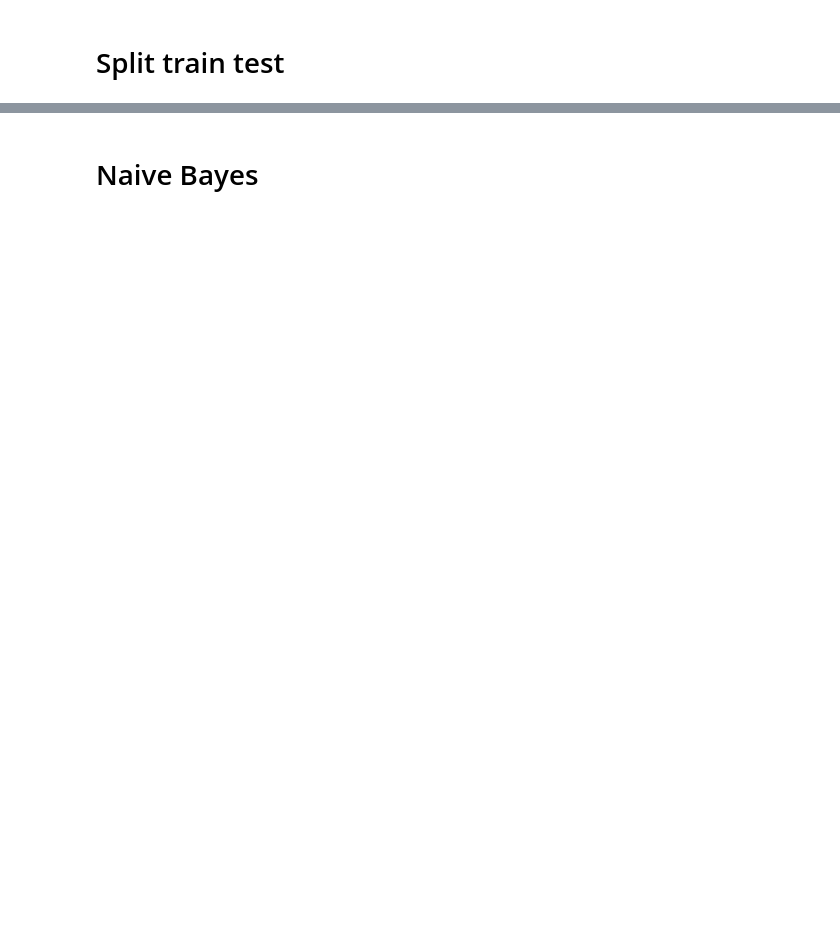
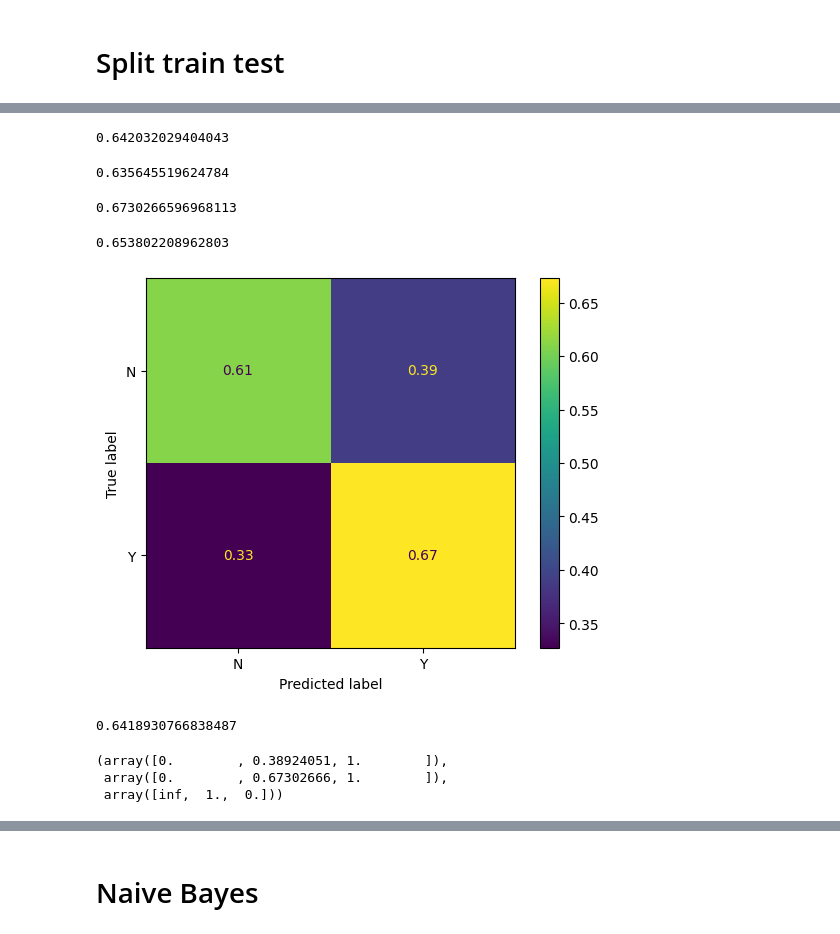
Before and after one commit to MatteoFasulo/BayesianHeartDisease, a Jupyter notebook: matteo.ipynb, the cells around one changed output, grey strips where cells are left out. Cells and saved outputs as stored; diff of their text form; code cells hidden in the pictures; blank space fills up the shorter version.

```diff
--- a/matteo.ipynb
+++ b/matteo.ipynb
@@ -229,0 +221,9 @@ WARNING:pgmpy:Replacing existing CPD for Season
+# %%
+test = BayesianNetwork(model.edges())
+
+test.fit(pd.concat([X_train, y_train], axis=1))
+test_cpds = test.get_cpds()
+assert test.check_model()
+# %%
+y_pred = test.predict(X_test)
+y_pred
@@ -229,0 +244,33 @@ WARNING:pgmpy:Replacing existing CPD for Season
+# %%
+accuracy_score(y_test, y_pred['Delayed'])
+# %% [output]
+0.642032029404043
+# %%
+precision_score(y_test, y_pred['Delayed'])
+# %% [output]
+0.635645519624784
+# %%
+recall_score(y_test, y_pred['Delayed'])
+# %% [output]
+0.6730266596968113
+# %%
+f1_score(y_test, y_pred['Delayed'])
+# %% [output]
+0.653802208962803
+# %%
+cm = confusion_matrix(y_test, y_pred['Delayed'], normalize='true')
+disp = ConfusionMatrixDisplay(confusion_matrix=cm, display_labels=['N', 'Y'])
+disp.plot()
+plt.show()
+# %% [output]
+[figure, added]
+# %%
+roc_auc_score(y_true=y_test, y_score=y_pred, )
+# %% [output]
+0.6418930766838487
+# %%
+roc_curve(y_true=y_test, y_score=y_pred)
+# %% [output]
+(array([0.        , 0.38924051, 1.        ]),
+ array([0.        , 0.67302666, 1.        ]),
+ array([inf,  1.,  0.]))
```
Also changed, not shown: parts of 27 cells of this notebook, 2 other files.
